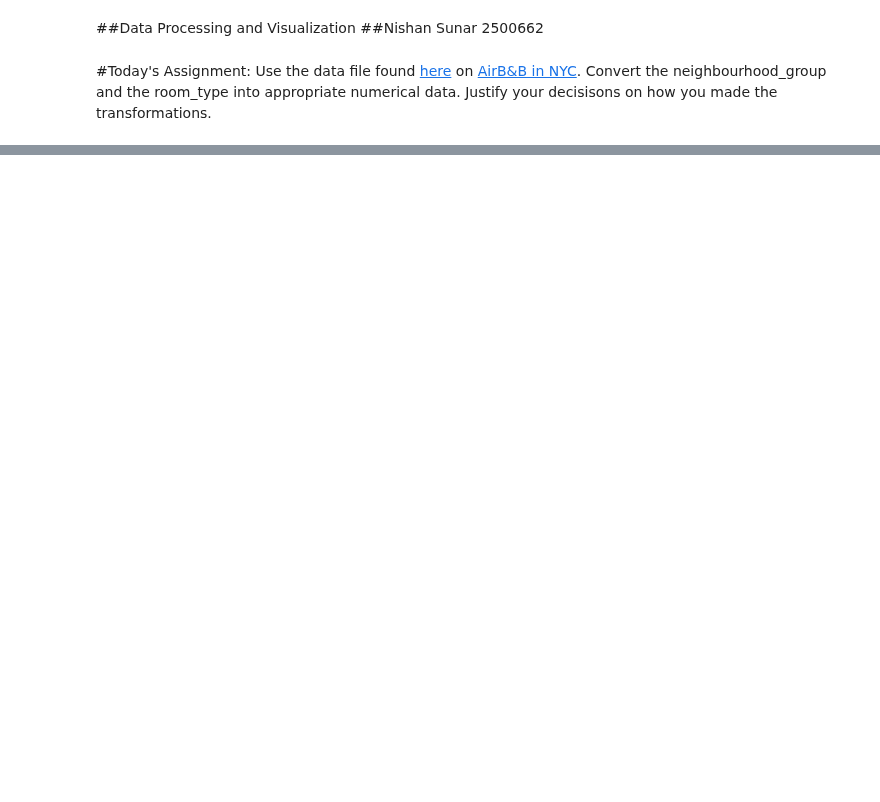
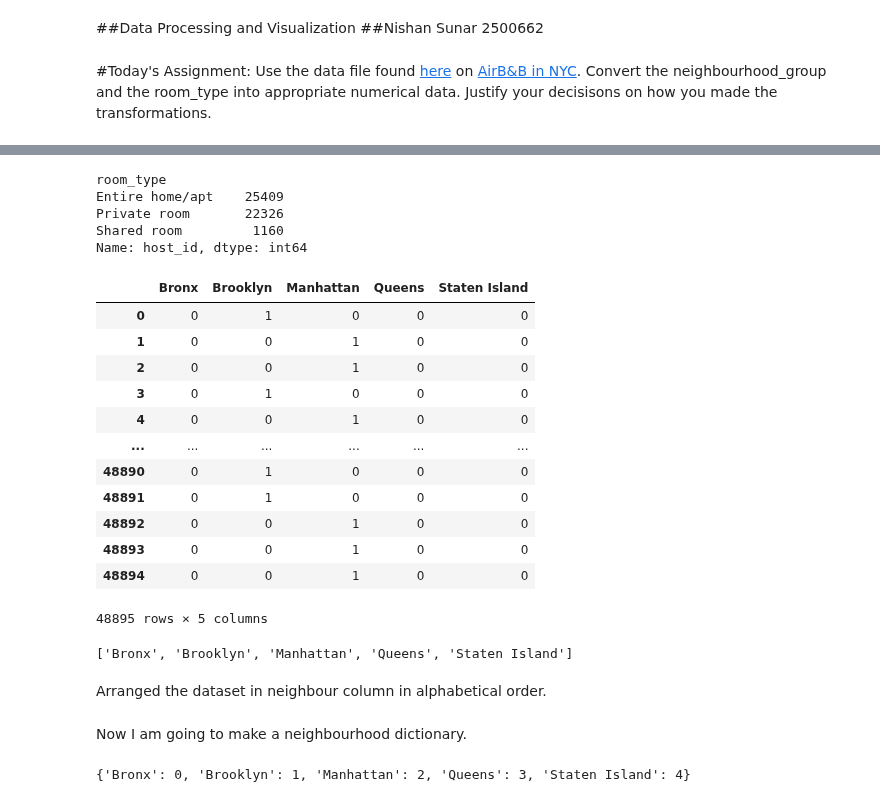
Before and after one commit to Nissun662/Data-Visual, a Jupyter notebook: Quiz_18.ipynb, the cells around one changed output, grey strips where cells are left out. Drawn from its saved outputs; the diff is of its cells as text; code cells hidden in the pictures; blank space fills up the shorter version.

```diff
--- a/Quiz_18.ipynb
+++ b/Quiz_18.ipynb
@@ -20,0 +39,42 @@ df.head()
+# %%
+df.groupby('room_type').host_id.agg('count')
+# %% [output]
+room_type
+Entire home/apt    25409
+Private room       22326
+Shared room         1160
+Name: host_id, dtype: int64
+# %%
+pd.get_dummies(df.neighbourhood_group)
+# %% [output]
+|  | Bronx | Brooklyn | Manhattan | Queens | Staten Island |
+| 0 | 0 | 1 | 0 | 0 | 0 |
+| 1 | 0 | 0 | 1 | 0 | 0 |
+| 2 | 0 | 0 | 1 | 0 | 0 |
+| 3 | 0 | 1 | 0 | 0 | 0 |
+| 4 | 0 | 0 | 1 | 0 | 0 |
+| ... | ... | ... | ... | ... | ... |
+| 48890 | 0 | 1 | 0 | 0 | 0 |
+| 48891 | 0 | 1 | 0 | 0 | 0 |
+| 48892 | 0 | 0 | 1 | 0 | 0 |
+| 48893 | 0 | 0 | 1 | 0 | 0 |
+| 48894 | 0 | 0 | 1 | 0 | 0 |
+48895 rows × 5 columns
+# %%
+neighbour = sorted(df.neighbourhood_group.unique())
+neighbour
+# %% [output]
+['Bronx', 'Brooklyn', 'Manhattan', 'Queens', 'Staten Island']
+# %% [markdown]
+Arranged the dataset in neighbour column in alphabetical order.
+# %% [markdown]
+Now I am going to make a neighbourhood dictionary.
+# %%
+nbdict = {}
+
+for i in range(5):
+  nbdict[neighbour[i]] = i
+
+nbdict
+# %% [output]
+{'Bronx': 0, 'Brooklyn': 1, 'Manhattan': 2, 'Queens': 3, 'Staten Island': 4}
```
Also changed, not shown: parts of 5 cells of this notebook.
